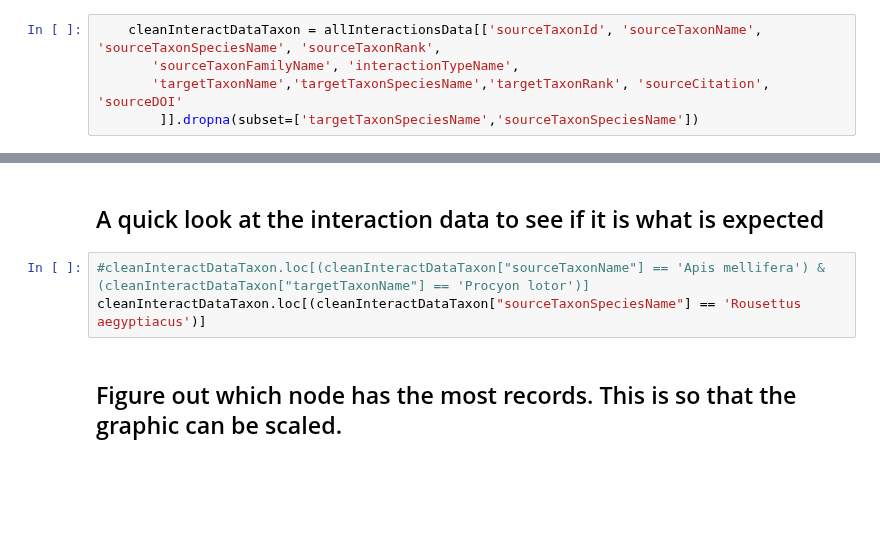
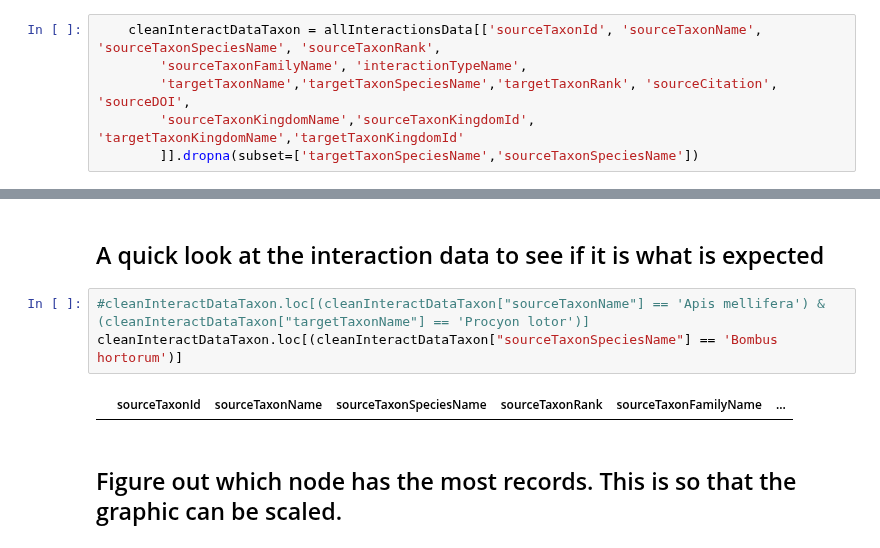
Before and after one commit to AgentschapPlantentuinMeise/interactias, a Jupyter notebook: notebook/interactias.ipynb, the cells around one changed output, grey strips where cells are left out. Saved outputs shown, nothing was run; the diff lists cells and outputs as text; blank space fills up the shorter version.

```diff
--- a/notebook/interactias.ipynb
+++ b/notebook/interactias.ipynb
@@ -290,8 +292,9 @@ allInteractionsData = interactingTaxaData.append(secondarylist)
 allInteractionsData = allInteractionsData.drop_duplicates()
 # %%
     cleanInteractDataTaxon = allInteractionsData[['sourceTaxonId', 'sourceTaxonName', 'sourceTaxonSpeciesName', 'sourceTaxonRank',
-       'sourceTaxonFamilyName', 'interactionTypeName',
-       'targetTaxonName','targetTaxonSpeciesName','targetTaxonRank', 'sourceCitation', 'sourceDOI'
+        'sourceTaxonFamilyName', 'interactionTypeName',
+        'targetTaxonName','targetTaxonSpeciesName','targetTaxonRank', 'sourceCitation', 'sourceDOI',
+        'sourceTaxonKingdomName','sourceTaxonKingdomId', 'targetTaxonKingdomName','targetTaxonKingdomId'
         ]].dropna(subset=['targetTaxonSpeciesName','sourceTaxonSpeciesName'])
 # %%
 allSourceInteractingTaxa = cleanInteractDataTaxon['sourceTaxonSpeciesName'].drop_duplicates()
@@ -487,7 +522,9 @@ colorInteractionsDf = pd.DataFrame(colorInteractions)
 ## A quick look at the interaction data to see if it is what is expected
 # %%
 #cleanInteractDataTaxon.loc[(cleanInteractDataTaxon["sourceTaxonName"] == 'Apis mellifera') & (cleanInteractDataTaxon["targetTaxonName"] == 'Procyon lotor')]
-cleanInteractDataTaxon.loc[(cleanInteractDataTaxon["sourceTaxonSpeciesName"] == 'Rousettus aegyptiacus')]
+cleanInteractDataTaxon.loc[(cleanInteractDataTaxon["sourceTaxonSpeciesName"] == 'Bombus hortorum')]
+# %% [output]
+|  | sourceTaxonId | sourceTaxonName | sourceTaxonSpeciesName | sourceTaxonRank | sourceTaxonFamilyName | ... |
 # %% [markdown]
 ## Figure out which node has the most records. This is so that the graphic can be scaled.
 # %%
```
Also changed, not shown: parts of 35 cells of this notebook.
